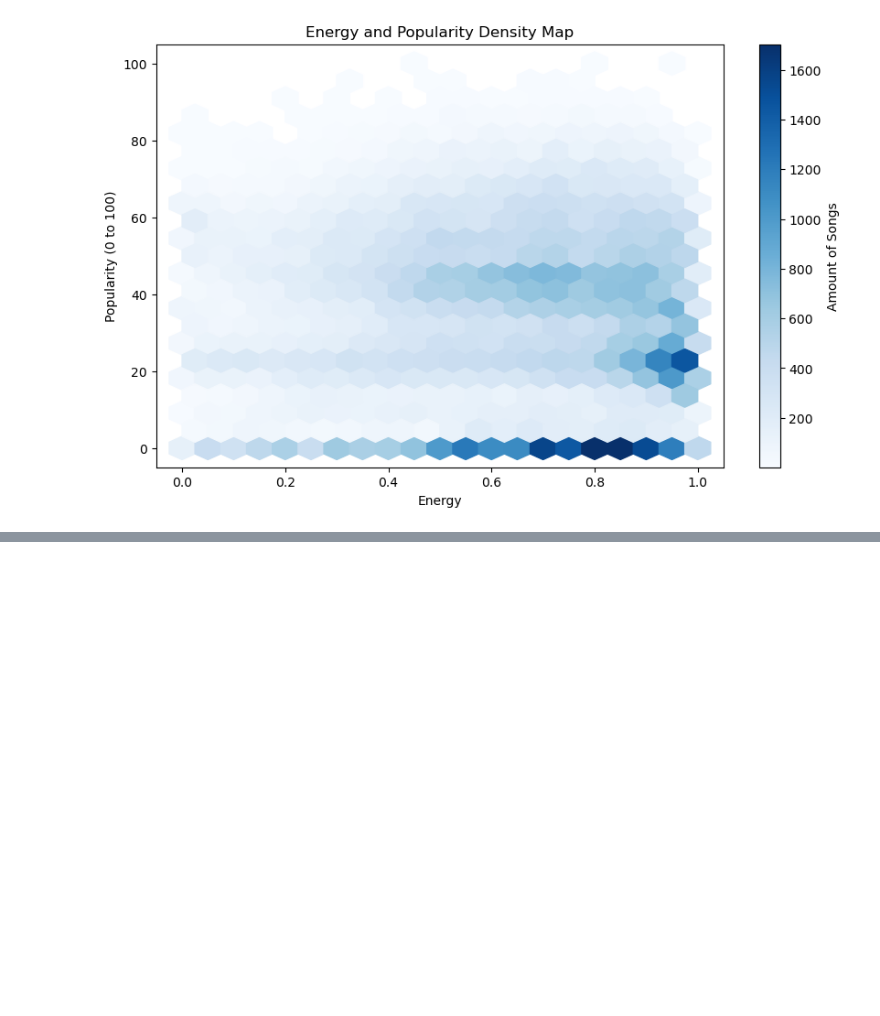
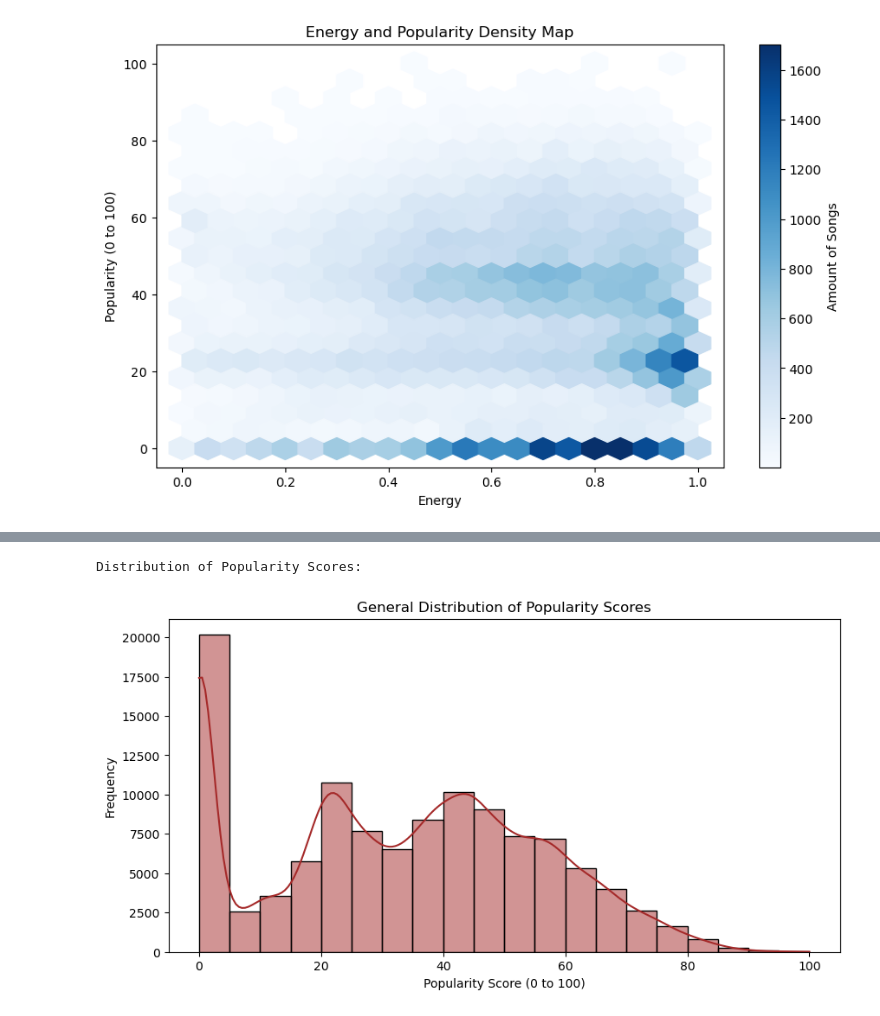
Before and after one commit to canreves/popularity-guesser, a Jupyter notebook: exploratory-data-analysis.ipynb, the cells around one changed output, grey strips where cells are left out. Saved outputs shown, nothing was run; the diff lists cells and outputs as text; code cells hidden in the pictures; blank space fills up the shorter version.

Commit message:
added general distribution of popularity scores, correlation heatmap of musical features

```diff
--- a/exploratory-data-analysis.ipynb
+++ b/exploratory-data-analysis.ipynb
@@ -55 +68,13 @@ plt.show()
 [figure]
+# %%
+print("Distribution of Popularity Scores: ")
+plt.figure(figsize=(10, 5))
+
+sns.histplot(df["popularity"], bins=20, kde=True, color='brown')
+plt.title("General Distribution of Popularity Scores")
+plt.xlabel("Popularity Score (0 to 100)")
+plt.ylabel("Frequency")
+plt.show()
+# %% [output]
+Distribution of Popularity Scores:
+[figure, added]
```
Also changed, not shown: parts of 4 cells of this notebook.
